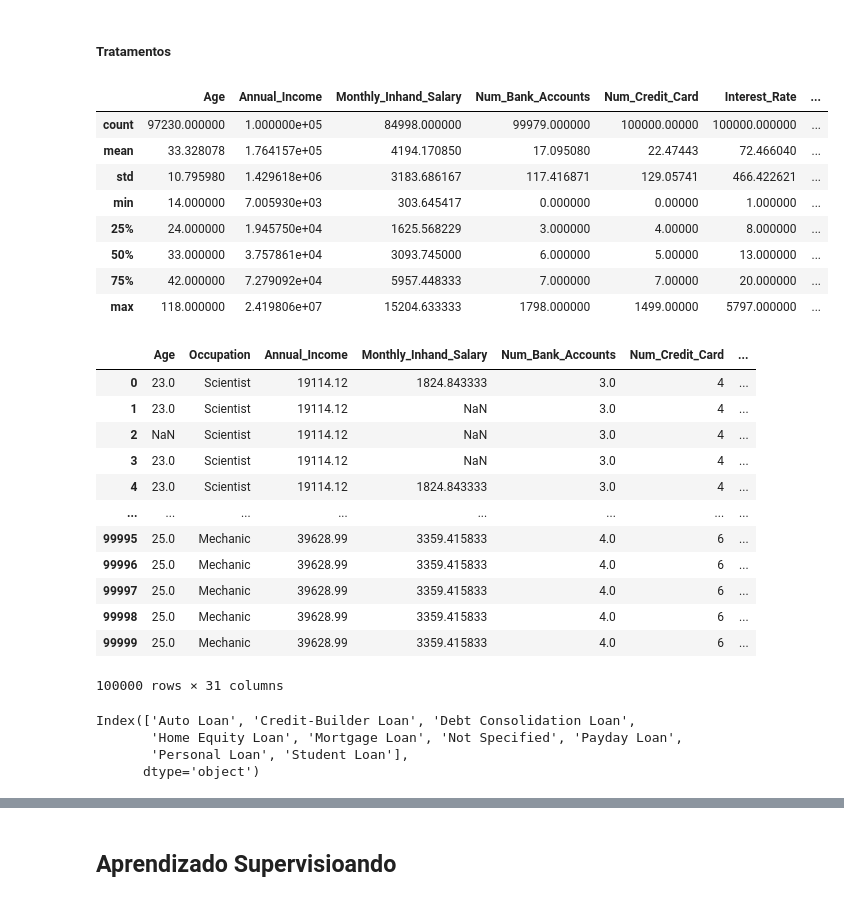
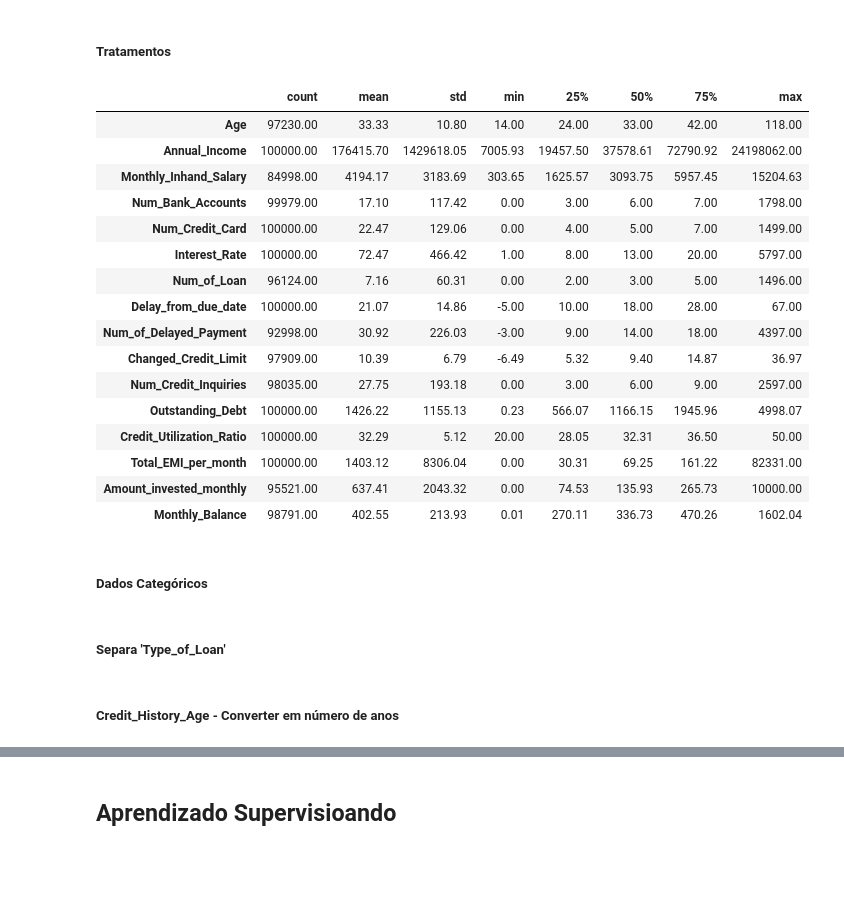
Before and after one commit to maurodomingues/Projeto_MachineLearningII, a Jupyter notebook: MLII_projeto.ipynb, the cells around one changed output, grey strips where cells are left out. Drawn from its saved outputs; the diff is of its cells as text; code cells hidden in the pictures; blank space fills up the shorter version.

```diff
--- a/MLII_projeto.ipynb
+++ b/MLII_projeto.ipynb
@@ -164,0 +166,7 @@ memory usage: 13.8+ MB
+# %%
+colunas_float = df_credito.select_dtypes(include='float64').columns
+df_credito[colunas_float] = df_credito[colunas_float].round(2)
+# %%
+df_credito['Occupation'] = df_credito['Occupation'].replace('_______', None)
+df_credito['Credit_Mix'] = df_credito['Credit_Mix'].replace('_', None)
+df_credito['Payment_Behaviour'] = df_credito['Payment_Behaviour'].replace('!@9#%8', None)
@@ -178,0 +224,4 @@ df_credito.describe()
+# %%
+pd.set_option('display.float_format', lambda x: '%.2f' % x)
+#pd.reset_option('display.float_format')
+df_credito.describe().T
@@ -226,18 +294,31 @@ plt.show()
 df_credito['Age'] = delimitar_valores(df_credito['Age'],0,120)
 df_credito['Num_Bank_Accounts'] = limpar_valores_negativos(df_credito['Num_Bank_Accounts'])
 df_credito['Num_of_Loan'] = limpar_valores_negativos(df_credito['Num_of_Loan'])
+df_credito['Monthly_Balance'] = limpar_valores_negativos(df_credito['Monthly_Balance'])
 # %%
-df_credito.describe()
+df_credito.describe().T
 # %% [output]
-|  | Age | Annual_Income | Monthly_Inhand_Salary | Num_Bank_Accounts | Num_Credit_Card | Interest_Rate | ... |
-| count | 97230.000000 | 1.000000e+05 | 84998.000000 | 99979.000000 | 100000.00000 | 100000.000000 | ... |
-| mean | 33.328078 | 1.764157e+05 | 4194.170850 | 17.095080 | 22.47443 | 72.466040 | ... |
-| std | 10.795980 | 1.429618e+06 | 3183.686167 | 117.416871 | 129.05741 | 466.422621 | ... |
-| min | 14.000000 | 7.005930e+03 | 303.645417 | 0.000000 | 0.00000 | 1.000000 | ... |
-| 25% | 24.000000 | 1.945750e+04 | 1625.568229 | 3.000000 | 4.00000 | 8.000000 | ... |
-| 50% | 33.000000 | 3.757861e+04 | 3093.745000 | 6.000000 | 5.00000 | 13.000000 | ... |
-| 75% | 42.000000 | 7.279092e+04 | 5957.448333 | 7.000000 | 7.00000 | 20.000000 | ... |
-| max | 118.000000 | 2.419806e+07 | 15204.633333 | 1798.000000 | 1499.00000 | 5797.000000 | ... |
+|  | count | mean | std | min | 25% | 50% | 75% | max |
+| Age | 97230.00 | 33.33 | 10.80 | 14.00 | 24.00 | 33.00 | 42.00 | 118.00 |
+| Annual_Income | 100000.00 | 176415.70 | 1429618.05 | 7005.93 | 19457.50 | 37578.61 | 72790.92 | 24198062.00 |
+| Monthly_Inhand_Salary | 84998.00 | 4194.17 | 3183.69 | 303.65 | 1625.57 | 3093.75 | 5957.45 | 15204.63 |
+| Num_Bank_Accounts | 99979.00 | 17.10 | 117.42 | 0.00 | 3.00 | 6.00 | 7.00 | 1798.00 |
+| Num_Credit_Card | 100000.00 | 22.47 | 129.06 | 0.00 | 4.00 | 5.00 | 7.00 | 1499.00 |
+| Interest_Rate | 100000.00 | 72.47 | 466.42 | 1.00 | 8.00 | 13.00 | 20.00 | 5797.00 |
+| Num_of_Loan | 96124.00 | 7.16 | 60.31 | 0.00 | 2.00 | 3.00 | 5.00 | 1496.00 |
+| Delay_from_due_date | 100000.00 | 21.07 | 14.86 | -5.00 | 10.00 | 18.00 | 28.00 | 67.00 |
+| Num_of_Delayed_Payment | 92998.00 | 30.92 | 226.03 | -3.00 | 9.00 | 14.00 | 18.00 | 4397.00 |
+| Changed_Credit_Limit | 97909.00 | 10.39 | 6.79 | -6.49 | 5.32 | 9.40 | 14.87 | 36.97 |
+| Num_Credit_Inquiries | 98035.00 | 27.75 | 193.18 | 0.00 | 3.00 | 6.00 | 9.00 | 2597.00 |
+| Outstanding_Debt | 100000.00 | 1426.22 | 1155.13 | 0.23 | 566.07 | 1166.15 | 1945.96 | 4998.07 |
+| Credit_Utilization_Ratio | 100000.00 | 32.29 | 5.12 | 20.00 | 28.05 | 32.31 | 36.50 | 50.00 |
+| Total_EMI_per_month | 100000.00 | 1403.12 | 8306.04 | 0.00 | 30.31 | 69.25 | 161.22 | 82331.00 |
+| Amount_invested_monthly | 95521.00 | 637.41 | 2043.32 | 0.00 | 74.53 | 135.93 | 265.73 | 10000.00 |
+| Monthly_Balance | 98791.00 | 402.55 | 213.93 | 0.01 | 270.11 | 336.73 | 470.26 | 1602.04 |
+# %% [markdown]
+##### Dados Categóricos
+# %% [markdown]
+##### Separa 'Type_of_Loan'
 # %%
 # Retirar os "and" e tirar o espaço após a virgula
 # Aplica o get_dummies com separador ","
@@ -252,27 +333,5 @@ df_cat = df_credito['Type_of_Loan'].str.get_dummies(sep=',')
 
 df_credito = pd.concat([df_credito, df_cat], axis=1)
 df_credito = df_credito.drop('Type_of_Loan', axis=1)
-
-df_credito
-# %% [output]
-|  | Age | Occupation | Annual_Income | Monthly_Inhand_Salary | Num_Bank_Accounts | Num_Credit_Card | ... |
-| 0 | 23.0 | Scientist | 19114.12 | 1824.843333 | 3.0 | 4 | ... |
-| 1 | 23.0 | Scientist | 19114.12 | NaN | 3.0 | 4 | ... |
-| 2 | NaN | Scientist | 19114.12 | NaN | 3.0 | 4 | ... |
-| 3 | 23.0 | Scientist | 19114.12 | NaN | 3.0 | 4 | ... |
-| 4 | 23.0 | Scientist | 19114.12 | 1824.843333 | 3.0 | 4 | ... |
-| ... | ... | ... | ... | ... | ... | ... | ... |
-| 99995 | 25.0 | Mechanic | 39628.99 | 3359.415833 | 4.0 | 6 | ... |
-| 99996 | 25.0 | Mechanic | 39628.99 | 3359.415833 | 4.0 | 6 | ... |
-| 99997 | 25.0 | Mechanic | 39628.99 | 3359.415833 | 4.0 | 6 | ... |
-| 99998 | 25.0 | Mechanic | 39628.99 | 3359.415833 | 4.0 | 6 | ... |
-| 99999 | 25.0 | Mechanic | 39628.99 | 3359.415833 | 4.0 | 6 | ... |
-100000 rows × 31 columns
-# %%
-#df_dummies.columns
-df_cat.columns
-# %% [output]
-Index(['Auto Loan', 'Credit-Builder Loan', 'Debt Consolidation Loan',
-       'Home Equity Loan', 'Mortgage Loan', 'Not Specified', 'Payday Loan',
-       'Personal Loan', 'Student Loan'],
-      dtype='object')
+# %% [markdown]
+##### Credit_History_Age - Converter em número de anos
```
Also changed, not shown: parts of 21 cells of this notebook.
